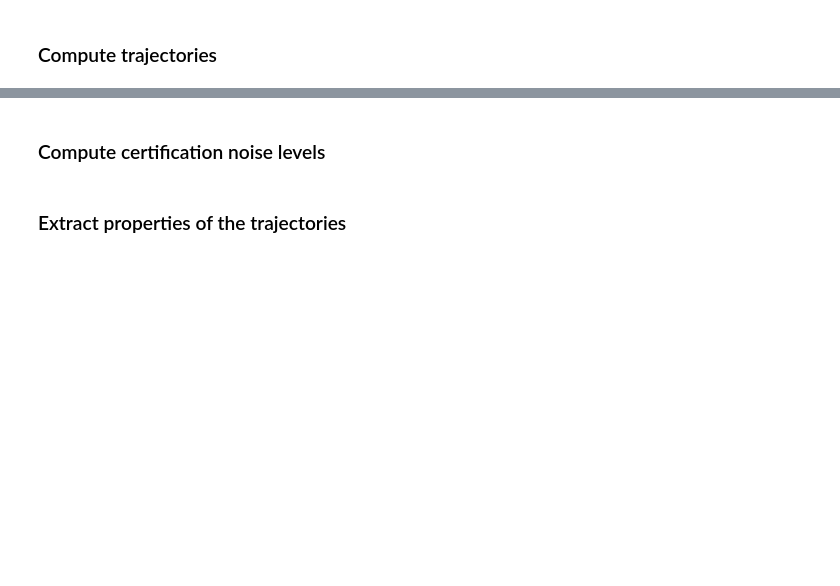
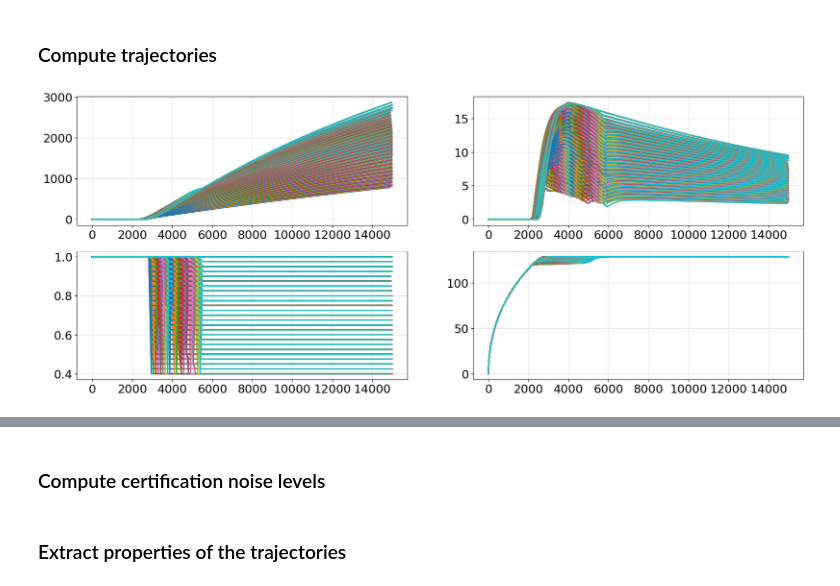
Before and after one commit to MIT-LAE/pyNA, a Jupyter notebook: pyNA/run/STCB trajectory sweep.ipynb, the cells around one changed output, grey strips where cells are left out. Drawn from its saved outputs; the diff is of its cells as text; code cells hidden in the pictures; blank space fills up the shorter version.

```diff
--- a/pyNA/run/STCB trajectory sweep.ipynb
+++ b/pyNA/run/STCB trajectory sweep.ipynb
@@ -88,32 +88,34 @@ if False:
                     clear_output()
 # %%
 # Plot trajectories
-if False:
+if True:
     ac_name = 'stca'
     case = 'Vmax'
 
     pyna_settings = pyna.load_settings(case_name=ac_name)
     pyna_settings.ac_name = ac_name
 
     fig, ax = plt.subplots(2, 2, figsize=(20,8))
     plt.style.use('../utils/plot.mplstyle')
 
     for j,TS in enumerate(TS_cb_lst[ac_name][case][:]):
-        for i, z_cb in enumerate([z_cb_lst[5]]):
+        for i, z_cb in enumerate(z_cb_lst):
 
             pyna_settings.output_file_name = pyna_settings.ac_name + '_' + str(np.round(z_cb,3)) + '_' + str(np.round(TS,3)) + '.sql'
 
             pyna_settings.engine_file_name = 'engine_' + pyna_settings.ac_name + '_' + str(np.round(z_cb,3)) + '_' + str(np.round(TS,3)) + '.csv'
             pyna_settings.trajectory_file_name = 'trajectory_' + pyna_settings.ac_name + '_' + str(np.round(z_cb,3)) + '_' + str(np.round(TS,3)) + '.csv'
 
             data = pd.read_csv('../cases/'+ac_name+'/trajectory/STCB/'+case+'/'+pyna_settings.trajectory_file_name)
 
             ax[0, 0].plot(data['X [m]'], data['Z [m]'])
             ax[1, 0].plot(data['X [m]'], data['TS [-]'])
             ax[0, 0].grid(True)
             ax[1, 0].grid(True)
 
             ax[0, 1].plot(data['X [m]'], data['gamma [deg]'])
             ax[1, 1].plot(data['X [m]'], data['V [m/s]'])
             ax[0, 1].grid(True)
             ax[1, 1].grid(True)
+# %% [output]
+[figure, added]
```
Also changed, not shown: parts of 2 cells of this notebook, 27 other files.
